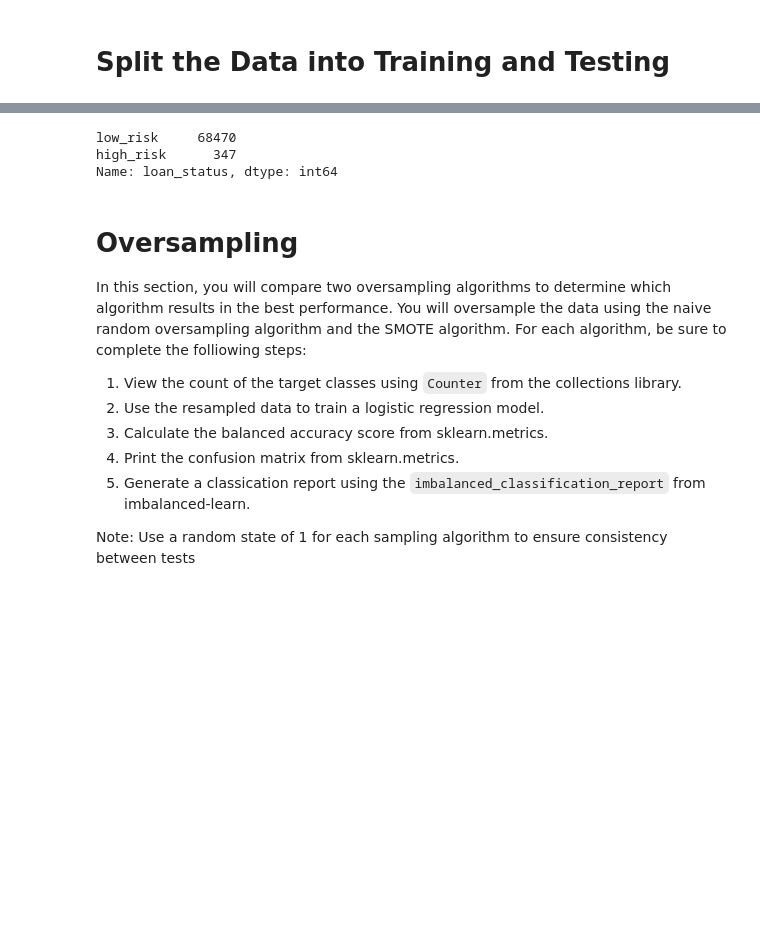
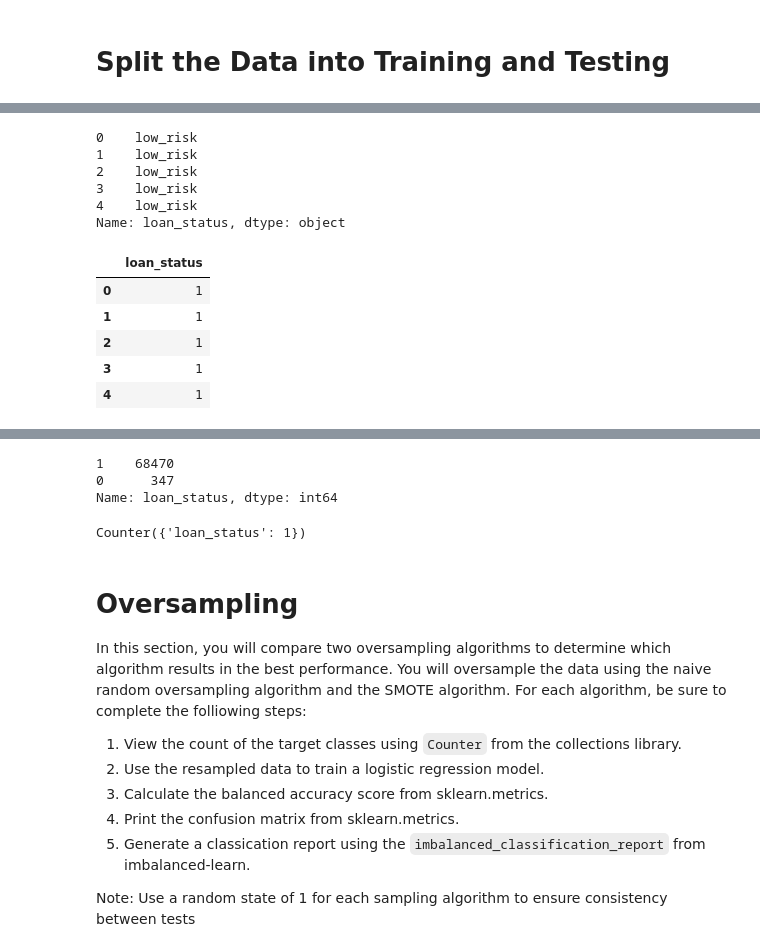
Before and after one commit to conorwhanson/Credit_Risk_Analysis, a Jupyter notebook: credit_risk_resampling.ipynb, the cells around one changed output, grey strips where cells are left out. Saved outputs shown, nothing was run; the diff lists cells and outputs as text; code cells hidden in the pictures; blank space fills up the shorter version.

```diff
--- a/credit_risk_resampling.ipynb
+++ b/credit_risk_resampling.ipynb
@@ -103,3 +139,25 @@ df2.head()
+# %%
+y.head()
+# %% [output]
+0    low_risk
+1    low_risk
+2    low_risk
+3    low_risk
+4    low_risk
+Name: loan_status, dtype: object
+# %%
+le = LabelEncoder()
+y = pd.DataFrame(y)
+y['loan_status'] = le.fit_transform(y['loan_status'])
+
+y.head()
+# %% [output]
+|  | loan_status |
+| 0 | 1 |
+| 1 | 1 |
+| 2 | 1 |
+| 3 | 1 |
+| 4 | 1 |
 # %%
 X.describe()
 # %% [output]
@@ -117,6 +175,6 @@ X.describe()
 # Check the balance of our target values
 y['loan_status'].value_counts()
 # %% [output]
-low_risk     68470
-high_risk      347
+1    68470
+0      347
 Name: loan_status, dtype: int64
@@ -125,3 +181,8 @@ Name: loan_status, dtype: int64
+# %%
+X_train, X_test, y_train, y_test = train_test_split(X, y, random_state=1, stratify=y)
+Counter(y_train)
+# %% [output]
+Counter({'loan_status': 1})
 # %% [markdown]
 # Oversampling
 
```
Also changed, not shown: parts of 26 cells of this notebook, 13 other files.
